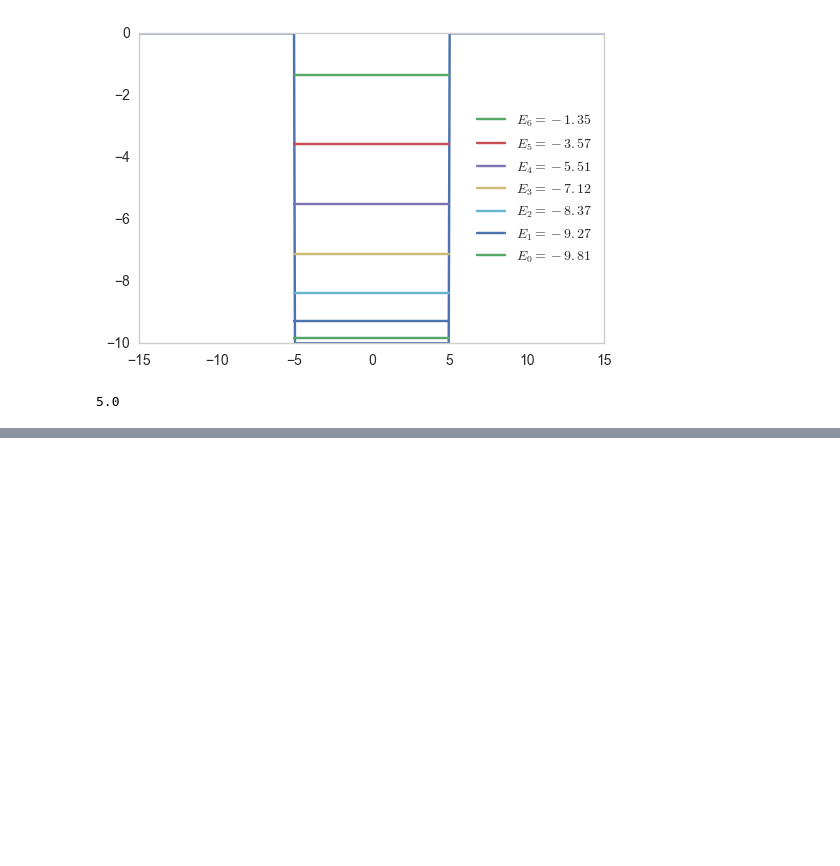
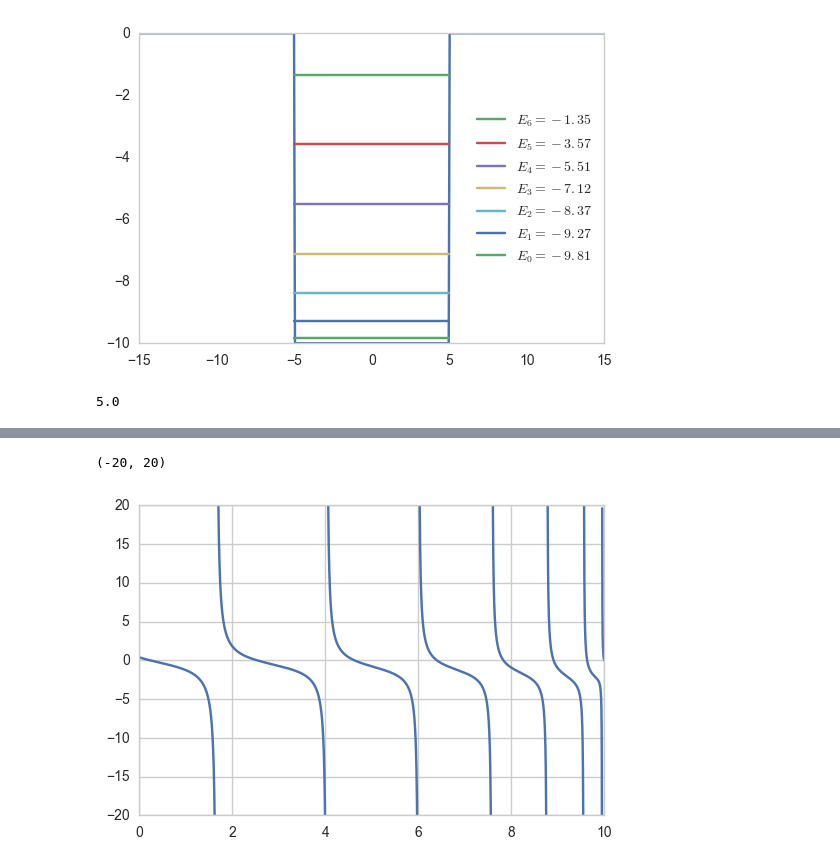
Before and after one commit to elena-orlova/electron, a Jupyter notebook: Potentials.ipynb, the cells around one changed output, grey strips where cells are left out. Drawn from its saved outputs; the diff is of its cells as text; code cells hidden in the pictures; blank space fills up the shorter version.

```diff
--- a/Potentials.ipynb
+++ b/Potentials.ipynb
@@ -278,0 +281,18 @@ plt.show()
+# %%
+V_0=10.0
+a=5.0
+def g(x):
+    return np.tan(a*np.sqrt(2)*np.sqrt(V_0 - x)) - (a*np.sqrt(2)*np.sqrt(V_0 - x)*x)/(V_0+a*np.sqrt(2)*V_0*np.sqrt(x)-a*np.sqrt(2)*np.sqrt(x)*x)
+# %%
+xx = np.linspace(0,10.0,100000)
+yy = g(xx)
+yy[yy>20] = np.inf
+yy[yy<-20] = np.inf
+plt.style.use('seaborn-whitegrid')
+plt.plot(xx,yy)
+#plt.plot(ens[ens<=4],np.zeros_like(ens[ens<=4]),'o')
+plt.grid(True)
+plt.ylim([-20,20])
+# %% [output]
+(-20, 20)
+[figure, added]
```
Also changed, not shown: parts of 94 cells of this notebook.
